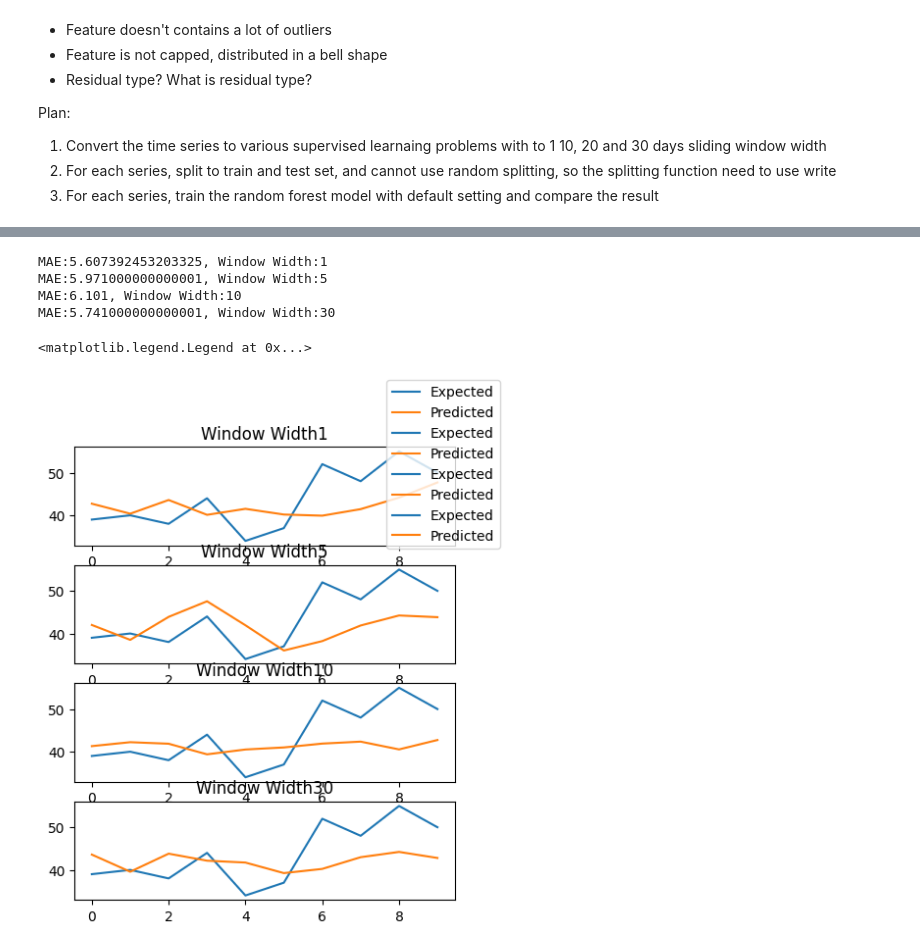
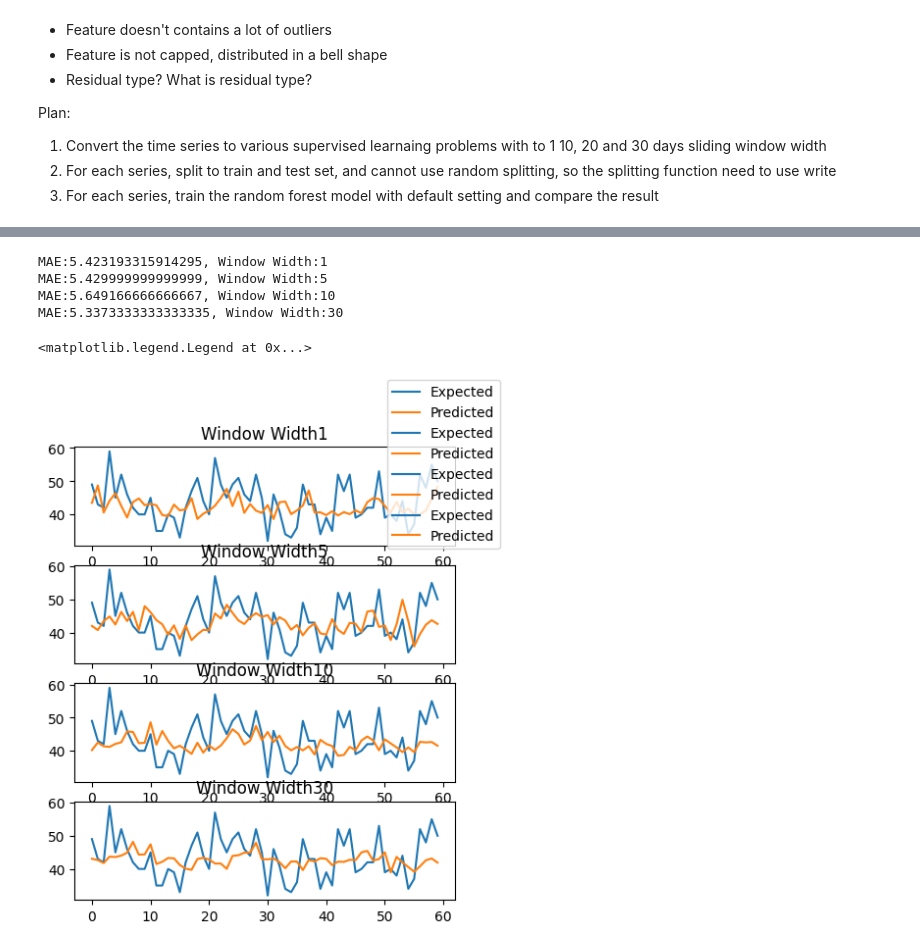
Before and after one commit to zqTheDesigner/study_KNN, a Jupyter notebook: random-forest/births_timeseries.ipynb, the cells around one changed output, grey strips where cells are left out. Saved outputs shown, nothing was run; the diff lists cells and outputs as text; code cells hidden in the pictures.

```diff
--- a/random-forest/births_timeseries.ipynb
+++ b/random-forest/births_timeseries.ipynb
@@ -133,8 +133,15 @@ class WalkForwardValidation:
     def validate(self):
 
         for i_test in range(self.n_test):
+            # print(i_test)
+            # print(self.trainX.shape, self.trainy.shape)
+
+            # For each step walked, update the training data with the next step's data
+            self.trainX = self.X[:-self.n_test+i_test]
+            self.trainy = self.y[:-self.n_test+i_test]
             estimator = self.estimator.fit(self.trainX, self.trainy.ravel())
             predictions = estimator.predict([self.testX[i_test]])
+
             self.predicted.append(predictions[0])
 
         self.mae = mean_absolute_error(self.expected, self.predicted)
@@ -147,13 +154,13 @@ class WalkForwardValidation:
         fig.legend()
         fig.show()
 # %%
-series_to_supervised = SeriesToSupervised()
+series_to_supervised = SeriesToSupervised(n_in=3)
 births_supervised = series_to_supervised.fit_transform(births_ts_lst)
 
 features, labels = series_to_supervised.get_feature_label()
 # %%
 from sklearn.ensemble import RandomForestRegressor
 
-random_forest_regressor  = RandomForestRegressor()
+random_forest_regressor  = RandomForestRegressor(criterion='absolute_error')
 
 wfv = WalkForwardValidation(random_forest_regressor, features, labels, n_test=10 )
@@ -160,23 +173,24 @@ wfv = WalkForwardValidation(random_forest_regressor, features, labels, n_test=10
 # %%
+# Test 1 : default criterion
 window_width = [1, 5, 10, 30]
 fig, axes = plt.subplots(4, 1, figsize=(5, 6))
 for idx, ww in enumerate(window_width):
     series_to_supervised = SeriesToSupervised(n_in=ww)
     births_supervised = series_to_supervised.fit_transform(births_ts_lst)
     features, labels = series_to_supervised.get_feature_label()
     random_forest_regressor = RandomForestRegressor()
-    wfv = WalkForwardValidation(random_forest_regressor, features, labels, n_test=10)
+    wfv = WalkForwardValidation(random_forest_regressor, features, labels, n_test=60)
     wfv.validate()
     print("MAE:{}, Window Width:{}".format(wfv.mae, ww))
     axes[idx].plot(wfv.expected, label="Expected")
     axes[idx].plot(wfv.predicted, label="Predicted")
     axes[idx].title.set_text("Window Width{}".format(ww))
 
 fig.legend()
 # %% [output]
-MAE:5.607392453203325, Window Width:1
-MAE:5.971000000000001, Window Width:5
-MAE:6.101, Window Width:10
-MAE:5.741000000000001, Window Width:30
+MAE:5.423193315914295, Window Width:1
+MAE:5.429999999999999, Window Width:5
+MAE:5.649166666666667, Window Width:10
+MAE:5.3373333333333335, Window Width:30
 <matplotlib.legend.Legend at 0x...>
-[figure, old version]
+[figure, new version]
```
Also changed, not shown: parts of 5 cells of this notebook.
